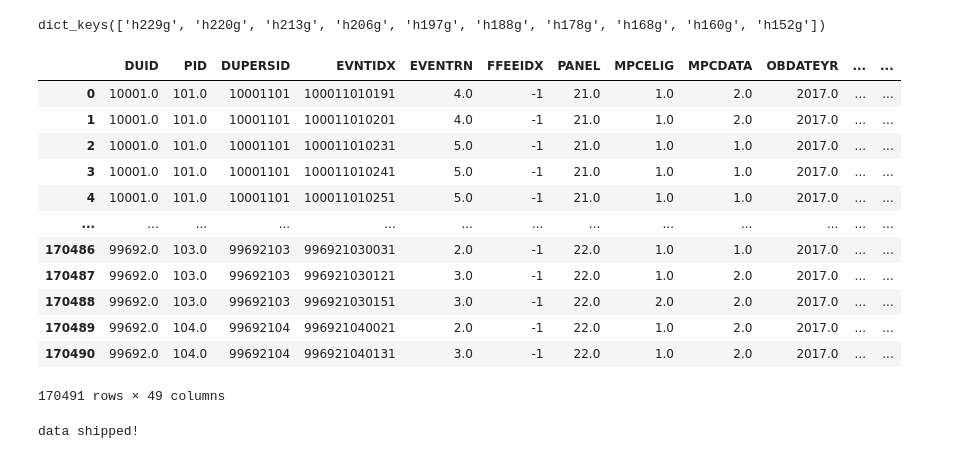
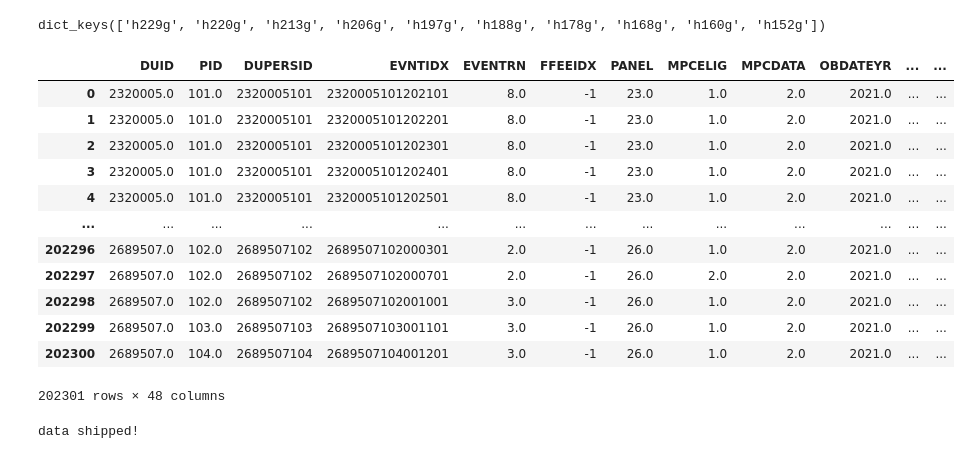
Before and after one commit to kudzuweb/capstone-MEPS-Data-Exploration, a Jupyter notebook: notebooks/cleanupcapstonedata.ipynb, the cells around one changed output. Cells and saved outputs as stored; diff of their text form; code cells hidden in the pictures.

```diff
--- a/notebooks/cleanupcapstonedata.ipynb
+++ b/notebooks/cleanupcapstonedata.ipynb
@@ -306,23 +291,23 @@ dict_keys(['h229g', 'h220g', 'h213g', 'h206g', 'h197g', 'h188g', 'h178g', 'h168g
 #call function to rename dfs to appropriate filenames
 ids = ['h229g', 'h220g', 'h213g', 'h206g', 'h197g', 'h188g', 'h178g', 'h168g', 'h160g', 'h152g']
 
-obvdata = renameMasters(obvdata, 2016, 'obv_data', ids)
+obvdata = renameMasters(obvdata, 2021, 'obv_data', ids)
 # %%
-obvdata['obv_data_2012']
+obvdata['obv_data_2021']
 # %% [output]
 |  | DUID | PID | DUPERSID | EVNTIDX | EVENTRN | FFEEIDX | PANEL | MPCELIG | MPCDATA | OBDATEYR | ... | ... |
-| 0 | 10001.0 | 101.0 | 10001101 | 100011010191 | 4.0 | -1 | 21.0 | 1.0 | 2.0 | 2017.0 | ... | ... |
-| 1 | 10001.0 | 101.0 | 10001101 | 100011010201 | 4.0 | -1 | 21.0 | 1.0 | 2.0 | 2017.0 | ... | ... |
-| 2 | 10001.0 | 101.0 | 10001101 | 100011010231 | 5.0 | -1 | 21.0 | 1.0 | 1.0 | 2017.0 | ... | ... |
-| 3 | 10001.0 | 101.0 | 10001101 | 100011010241 | 5.0 | -1 | 21.0 | 1.0 | 1.0 | 2017.0 | ... | ... |
-| 4 | 10001.0 | 101.0 | 10001101 | 100011010251 | 5.0 | -1 | 21.0 | 1.0 | 1.0 | 2017.0 | ... | ... |
+| 0 | 2320005.0 | 101.0 | 2320005101 | 2320005101202101 | 8.0 | -1 | 23.0 | 1.0 | 2.0 | 2021.0 | ... | ... |
+| 1 | 2320005.0 | 101.0 | 2320005101 | 2320005101202201 | 8.0 | -1 | 23.0 | 1.0 | 2.0 | 2021.0 | ... | ... |
+| 2 | 2320005.0 | 101.0 | 2320005101 | 2320005101202301 | 8.0 | -1 | 23.0 | 1.0 | 2.0 | 2021.0 | ... | ... |
+| 3 | 2320005.0 | 101.0 | 2320005101 | 2320005101202401 | 8.0 | -1 | 23.0 | 1.0 | 2.0 | 2021.0 | ... | ... |
+| 4 | 2320005.0 | 101.0 | 2320005101 | 2320005101202501 | 8.0 | -1 | 23.0 | 1.0 | 2.0 | 2021.0 | ... | ... |
 | ... | ... | ... | ... | ... | ... | ... | ... | ... | ... | ... | ... | ... |
-| 170486 | 99692.0 | 103.0 | 99692103 | 996921030031 | 2.0 | -1 | 22.0 | 1.0 | 1.0 | 2017.0 | ... | ... |
-| 170487 | 99692.0 | 103.0 | 99692103 | 996921030121 | 3.0 | -1 | 22.0 | 1.0 | 2.0 | 2017.0 | ... | ... |
-| 170488 | 99692.0 | 103.0 | 99692103 | 996921030151 | 3.0 | -1 | 22.0 | 2.0 | 2.0 | 2017.0 | ... | ... |
-| 170489 | 99692.0 | 104.0 | 99692104 | 996921040021 | 2.0 | -1 | 22.0 | 1.0 | 2.0 | 2017.0 | ... | ... |
-| 170490 | 99692.0 | 104.0 | 99692104 | 996921040131 | 3.0 | -1 | 22.0 | 1.0 | 2.0 | 2017.0 | ... | ... |
+| 202296 | 2689507.0 | 102.0 | 2689507102 | 2689507102000301 | 2.0 | -1 | 26.0 | 1.0 | 2.0 | 2021.0 | ... | ... |
+| 202297 | 2689507.0 | 102.0 | 2689507102 | 2689507102000701 | 2.0 | -1 | 26.0 | 2.0 | 2.0 | 2021.0 | ... | ... |
+| 202298 | 2689507.0 | 102.0 | 2689507102 | 2689507102001001 | 3.0 | -1 | 26.0 | 1.0 | 2.0 | 2021.0 | ... | ... |
+| 202299 | 2689507.0 | 103.0 | 2689507103 | 2689507103001101 | 3.0 | -1 | 26.0 | 1.0 | 2.0 | 2021.0 | ... | ... |
+| 202300 | 2689507.0 | 104.0 | 2689507104 | 2689507104001201 | 3.0 | -1 | 26.0 | 1.0 | 2.0 | 2021.0 | ... | ... |
-170491 rows × 49 columns
+202301 rows × 48 columns
 # %%
 #add year column
 years = [2021, 2020, 2019, 2018, 2017, 2016, 2015, 2014, 2013, 2012]
```
Also changed, not shown: parts of 5 cells of this notebook.
